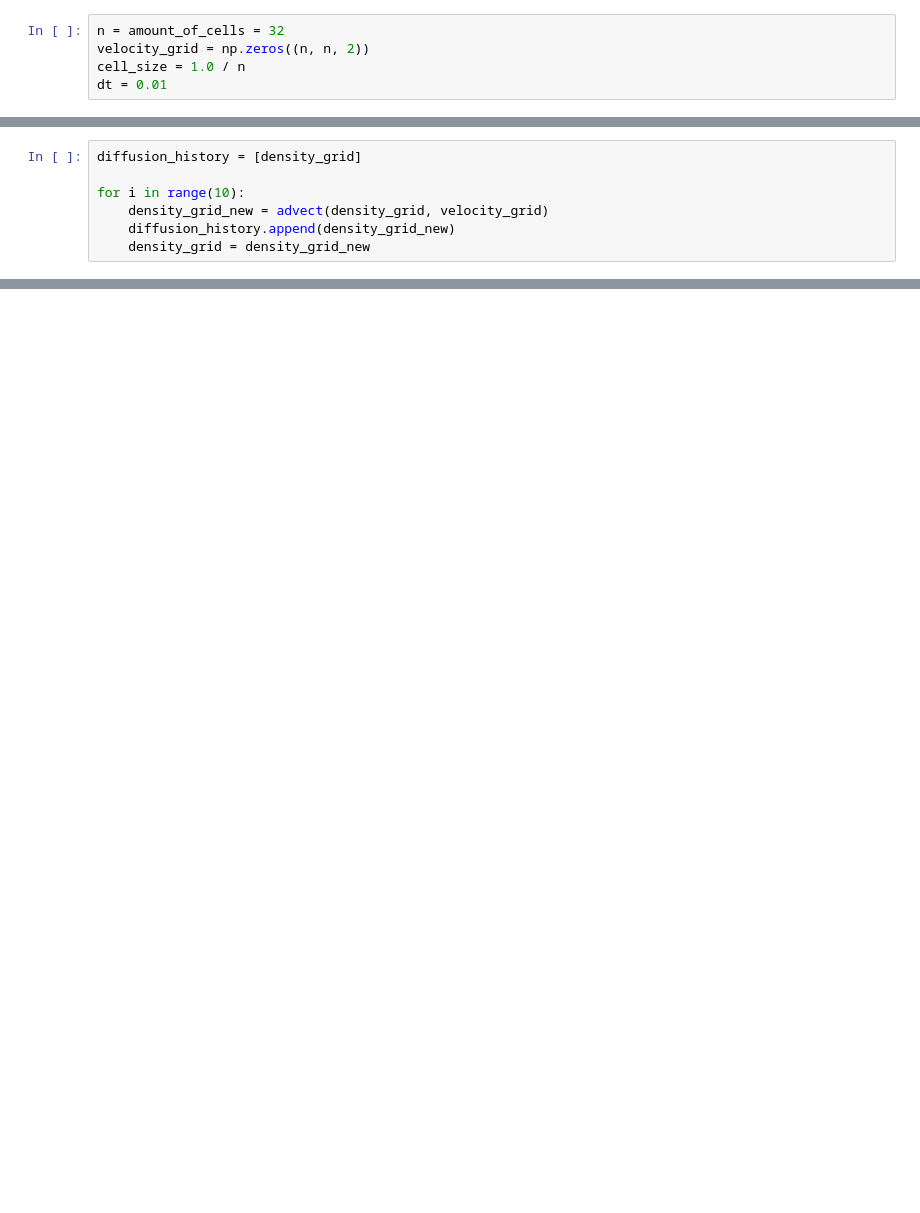
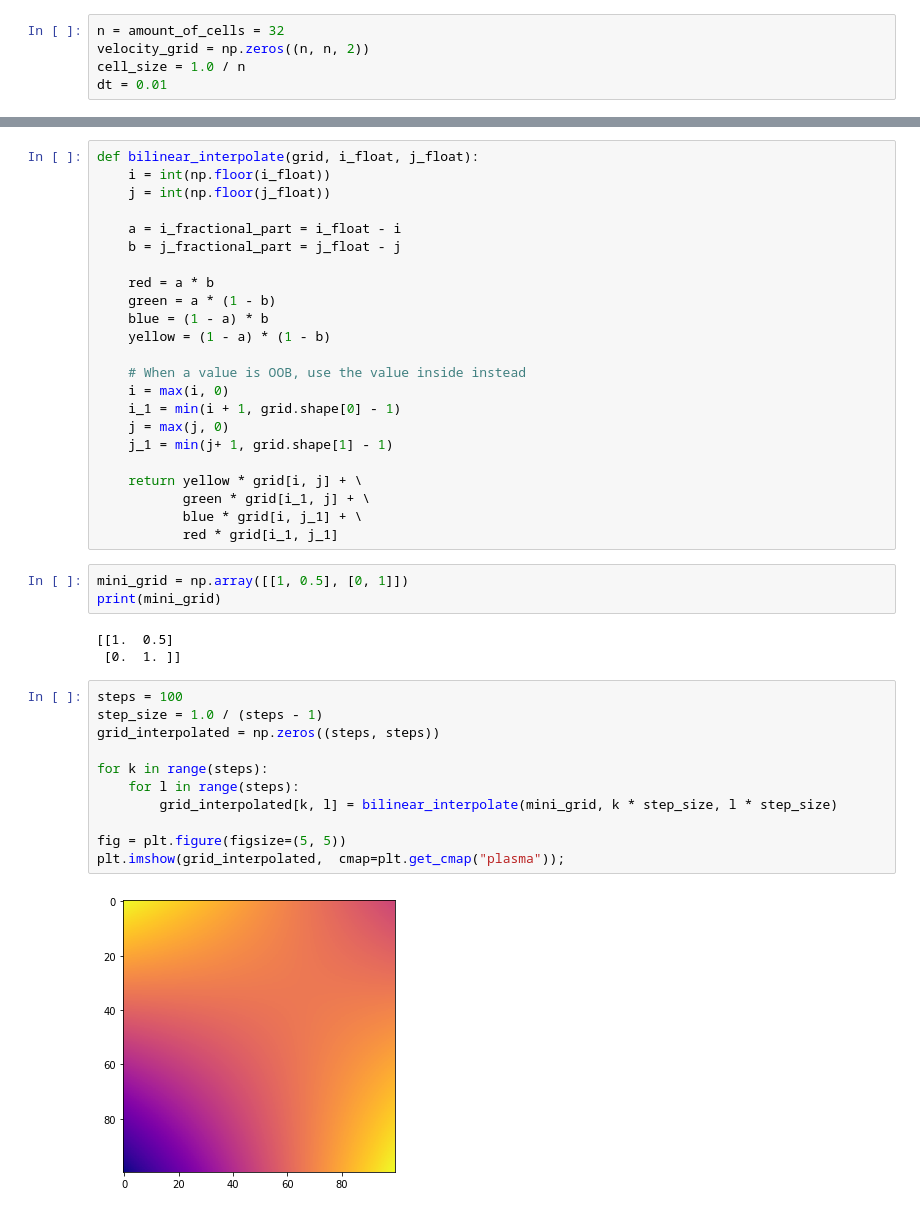
Before and after one commit to Victorlouisdg/simulators, a Jupyter notebook: fluid_2d.ipynb, the cells around one changed output, grey strips where cells are left out. Cells and saved outputs as stored; diff of their text form; blank space fills up the shorter version.

```diff
--- a/fluid_2d.ipynb
+++ b/fluid_2d.ipynb
@@ -222,7 +14,0 @@ plt.imshow(advect(density_grid, velocity_grid))
-# %%
-diffusion_history = [density_grid]
-
-for i in range(10):
-    density_grid_new = advect(density_grid, velocity_grid)
-    diffusion_history.append(density_grid_new)
-    density_grid = density_grid_new
@@ -237,0 +41,42 @@ animation.FuncAnimation(fig, animate, frames=len(diffusion_history))
+# %%
+def bilinear_interpolate(grid, i_float, j_float):
+    i = int(np.floor(i_float))
+    j = int(np.floor(j_float))
+
+    a = i_fractional_part = i_float - i
+    b = j_fractional_part = j_float - j
+
+    red = a * b
+    green = a * (1 - b)
+    blue = (1 - a) * b
+    yellow = (1 - a) * (1 - b)
+
+    # When a value is OOB, use the value inside instead
+    i = max(i, 0)
+    i_1 = min(i + 1, grid.shape[0] - 1)
+    j = max(j, 0)
+    j_1 = min(j+ 1, grid.shape[1] - 1)
+
+    return yellow * grid[i, j] + \
+           green * grid[i_1, j] + \
+           blue * grid[i, j_1] + \
+           red * grid[i_1, j_1]
+# %%
+mini_grid = np.array([[1, 0.5], [0, 1]])
+print(mini_grid)
+# %% [output]
+[[1.  0.5]
+ [0.  1. ]]
+# %%
+steps = 100
+step_size = 1.0 / (steps - 1)
+grid_interpolated = np.zeros((steps, steps))
+
+for k in range(steps):
+    for l in range(steps):
+        grid_interpolated[k, l] = bilinear_interpolate(mini_grid, k * step_size, l * step_size)
+
+fig = plt.figure(figsize=(5, 5))
+plt.imshow(grid_interpolated,  cmap=plt.get_cmap("plasma"));
+# %% [output]
+[figure, added]
```
Also changed, not shown: parts of 19 cells of this notebook.
